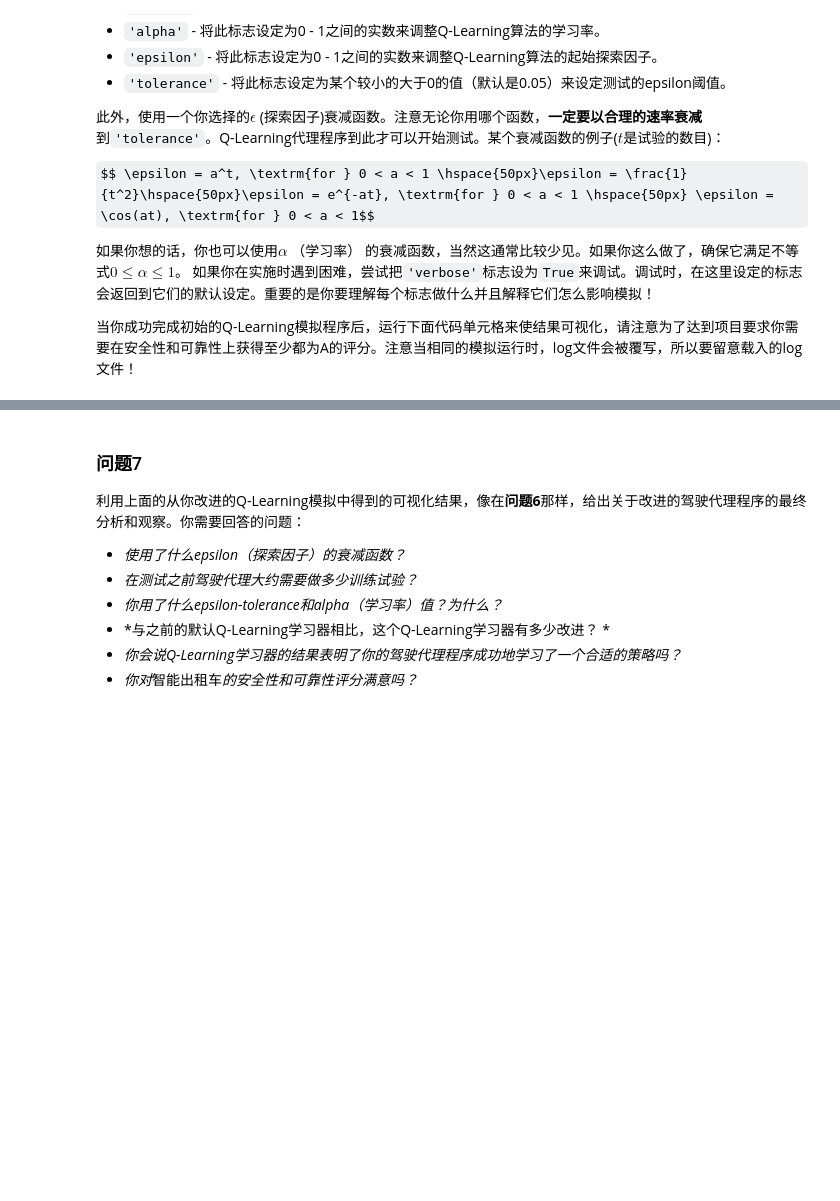
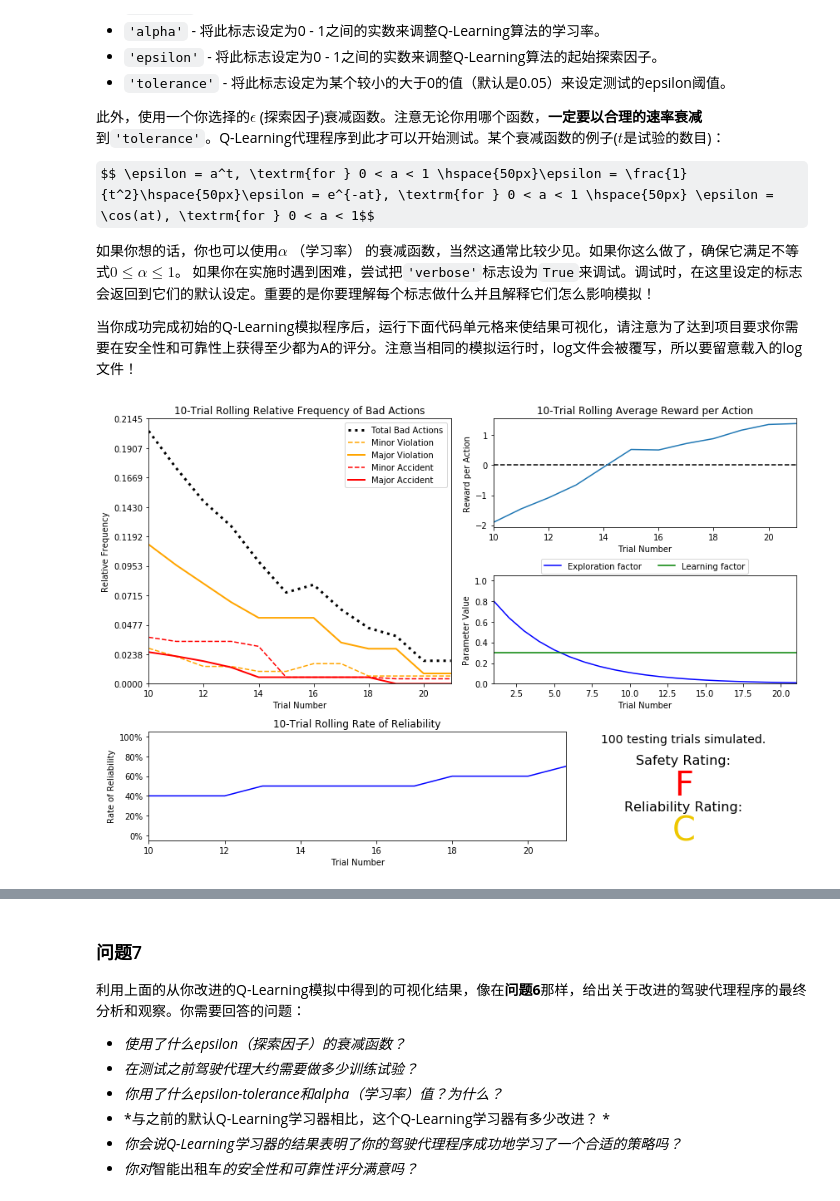
Before and after one commit to aesne/smartcab, a Jupyter notebook: smartcab.ipynb, the cells around one changed output, grey strips where cells are left out. Saved outputs shown, nothing was run; the diff lists cells and outputs as text; code cells hidden in the pictures; some formulas as TeX source; blank space fills up the shorter version.

Commit message:
改进Q-Learning驾驶代理程序

```diff
--- a/smartcab.ipynb
+++ b/smartcab.ipynb
@@ -239,4 +239,6 @@ $$ \epsilon = a^t, \textrm{for } 0 < a < 1 \hspace{50px}\epsilon = \frac{1}{t^2}
 当你成功完成初始的Q-Learning模拟程序后，运行下面代码单元格来使结果可视化，请注意为了达到项目要求你需要在安全性和可靠性上获得至少都为A的评分。注意当相同的模拟运行时，log文件会被覆写，所以要留意载入的log文件！
 # %%
 # Load the 'sim_improved-learning' file from the improved Q-Learning simulation
-vs.plot_trials('sim_improved-learning.csv')
+vs.plot_trials('sim_improved-learning_Exponential.csv')
+# %% [output]
+[figure, added]
```
Also changed, not shown: parts of 9 cells of this notebook, 11 other files.
